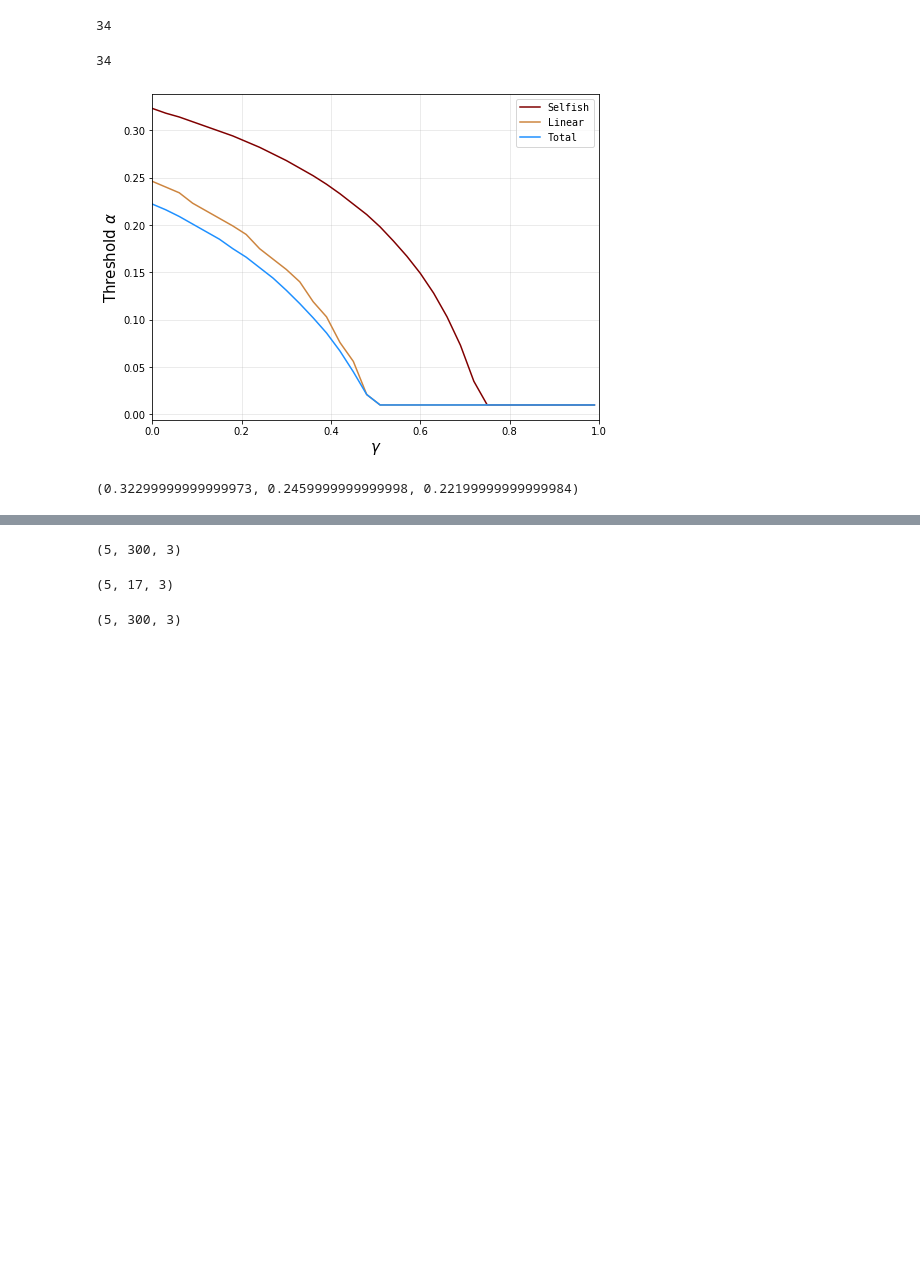
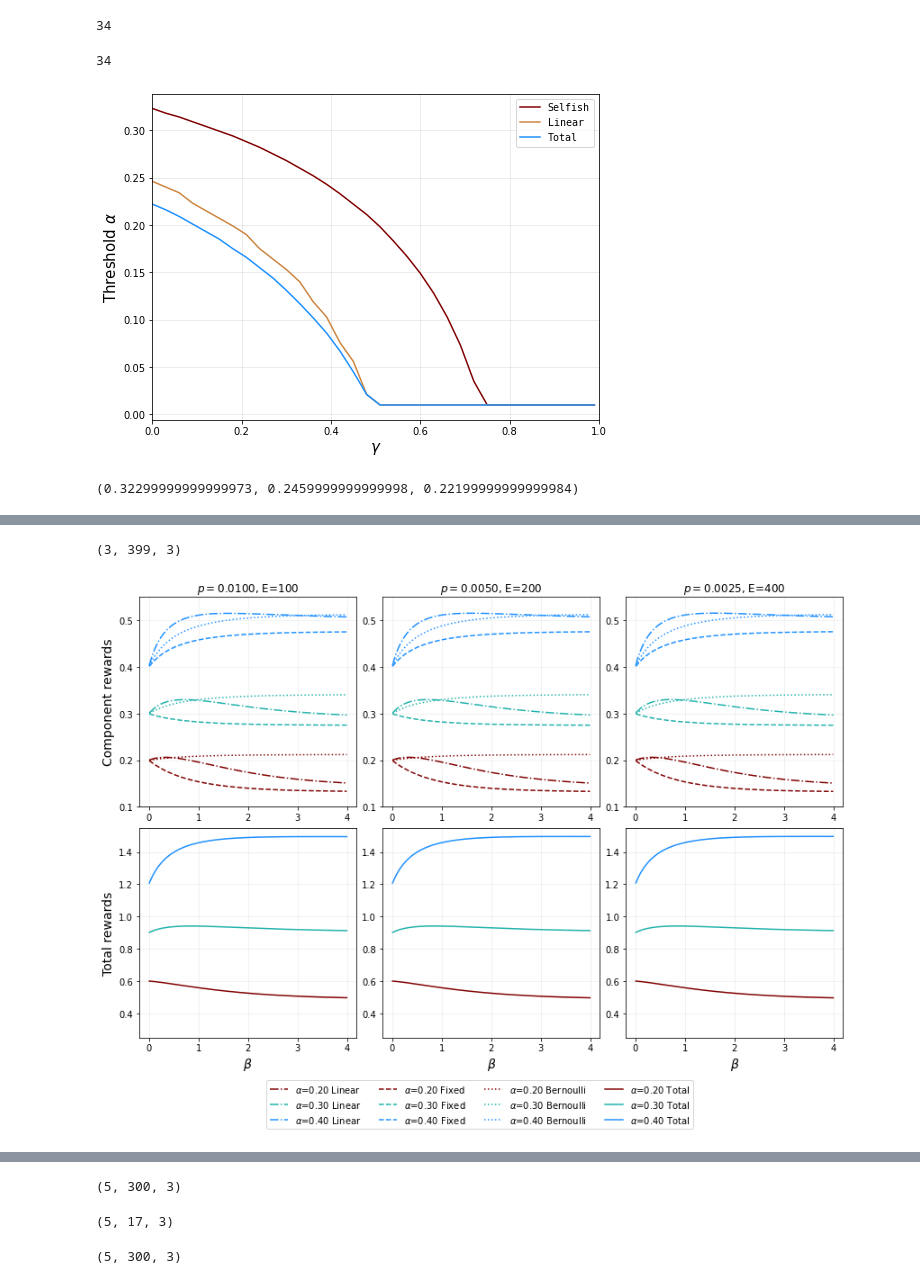
Before and after one commit to michaelneuder/opportunistic-mining, a Jupyter notebook: final-plots.ipynb, the cells around one changed output, grey strips where cells are left out. Drawn from its saved outputs; the diff is of its cells as text; code cells hidden in the pictures; blank space fills up the shorter version.

```diff
--- a/final-plots.ipynb
+++ b/final-plots.ipynb
@@ -764,0 +767,5 @@ thresh_a_selfish[0], thresh_a_linear[0], thresh_a_total[0]
+# %%
+alphas = [0.2, 0.3, 0.4]
+betas  = np.arange(0.01, 4, 0.01)
+ps     = [0.01, 0.005, 0.0025]
+Es     = [100, 200, 400]
@@ -764,0 +802,75 @@ thresh_a_selfish[0], thresh_a_linear[0], thresh_a_total[0]
+# %%
+res_theo_ber = []
+for a in alphas:
+    temp1 = []
+    for b in betas:
+        temp2 = []
+        for i in range(3):
+            p, E = ps[i], Es[i]
+            temp2.append(berRewTheo(a=a, b=b, g=0., p=p, E=E))
+        temp1.append(temp2)
+    res_theo_ber.append(temp1)
+res_theo_ber = np.array(res_theo_ber)
+res_theo_ber.shape
+# %% [output]
+(3, 399, 3)
+# %%
+f, axarr = plt.subplots(ncols=3, nrows=2, figsize=(14,9))
+
+colors = ['maroon', 'lightseagreen', 'dodgerblue']
+handles, labels = [], []
+
+for i in range(3):
+    # linear
+    ax = axarr[0,i]
+    for j, a in enumerate(alphas):
+        line, = ax.plot(betas, res_theo_lin[j,:,i], color=colors[j], linestyle='-.')
+        if i == 0:
+            handles.append(line)
+            labels.append(r'$\alpha$={:0.2f} Linear'.format(a))
+    # block
+    for j, a in enumerate(alphas):
+        line, = ax.plot(betas, res_theo_fix[j,:,i], color=colors[j], linestyle='--')
+        if i == 0:
+            handles.append(line)
+            labels.append(r'$\alpha$={:0.2f} Fixed'.format(a))
+    # bernoulli
+    for j, a in enumerate(alphas):
+        line, = ax.plot(betas, res_theo_ber[j,:,i], color=colors[j], linestyle=':')
+        if i == 0:
+            handles.append(line)
+            labels.append(r'$\alpha$={:0.2f} Bernoulli'.format(a))
+
+    ax = axarr[1,i]
+    total = res_theo_lin + res_theo_fix + res_theo_ber
+    for j, a in enumerate(alphas):
+        line, = ax.plot(betas, total[j,:,i], color=colors[j], linestyle='-')
+        if i == 0:
+            handles.append(line)
+            labels.append(r'$\alpha$={:0.2f} Total'.format(a))
+
+for i, ax in enumerate(axarr.flatten()):
+    ax.grid(alpha=0.2)
+    if i < 3:
+        ax.set_title(r'$p=${:0.4f}, E={:d}'.format(ps[i], Es[i]))
+
+axarr[0,0].set_ylabel(r'Component rewards', size=14)
+axarr[1,0].set_ylabel(r'Total rewards', size=14)
+axarr[1,0].set_xlabel(r'$\beta$', size=14)
+axarr[1,1].set_xlabel(r'$\beta$', size=14)
+axarr[1,2].set_xlabel(r'$\beta$', size=14)
+
+for ax in axarr[0,:]:
+    ax.set_ylim(0.1, 0.55)
+
+for ax in axarr[1,:]:
+    ax.set_ylim(0.25, 1.55)
+
+f.legend(handles, labels, loc='upper center', bbox_to_anchor=(0.5, 0.06), ncol=4)
+plt.subplots_adjust(hspace=0.1)
+plt.subplots_adjust(wspace=0.12)
+
+plt.savefig('out.png', dpi=150, bbox_inches='tight', facecolor='white')
+plt.show()
+# %% [output]
+[figure, added]
```
Also changed, not shown: parts of 20 cells of this notebook.
